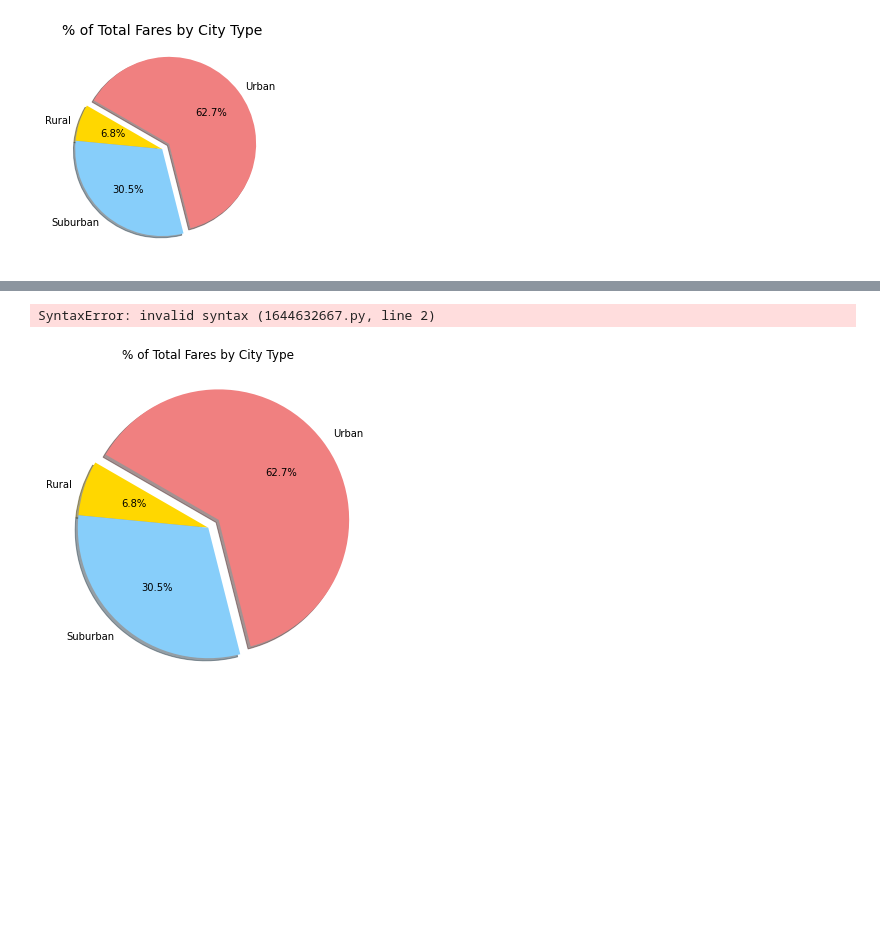
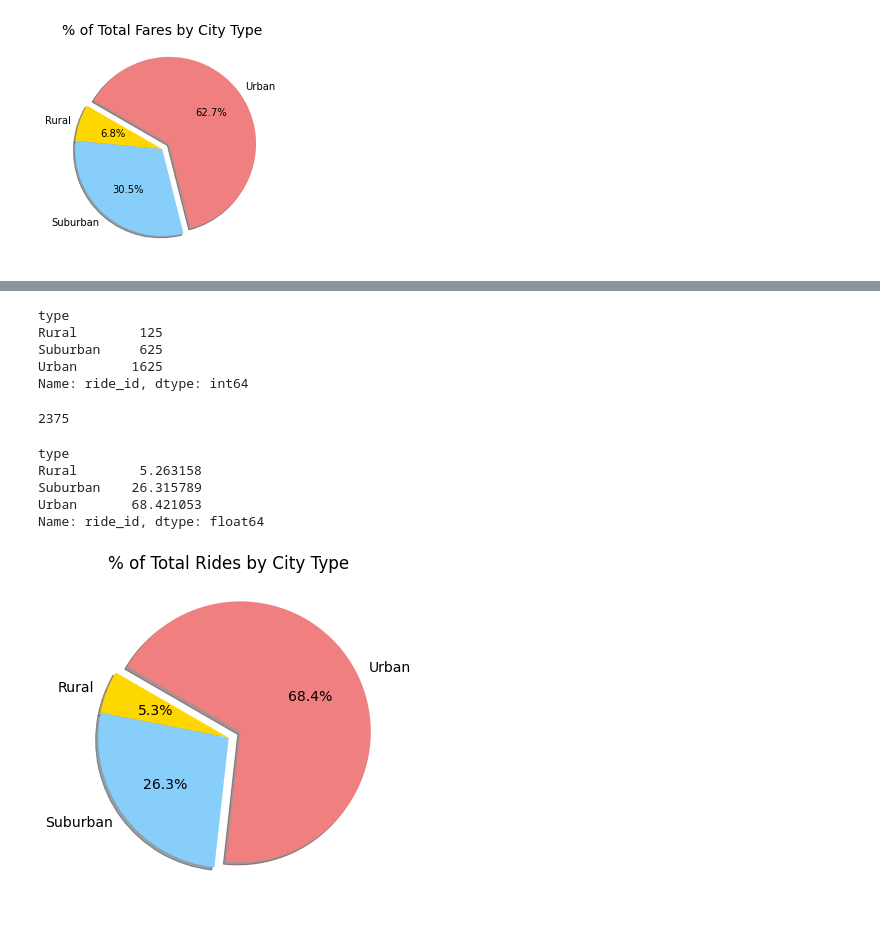
Before and after one commit to swathy84/PyBer_Analysis, a Jupyter notebook: PyBer.ipynb, the cells around one changed output, grey strips where cells are left out. Saved outputs shown, nothing was run; the diff lists cells and outputs as text; code cells hidden in the pictures; blank space fills up the shorter version.

Commit message:
Adding Pie chart for % of total rides

```diff
--- a/PyBer.ipynb
+++ b/PyBer.ipynb
@@ -1024,37 +1060,40 @@ plt.show()
+# %%
+# Get the total number of rides for each city type.
+total_rides_by_type = pyber_data_df.groupby(["type"]).count()["ride_id"]
+total_rides_by_type
+# %% [output]
+type
+Rural        125
+Suburban     625
+Urban       1625
+Name: ride_id, dtype: int64
+# %%
+#Get the total rides for all the city types.
+total_ride = pyber_data_df.count()["ride_id"]
+total_ride
+# %% [output]
+2375
+# %%
+ride_percents=(total_rides_by_type/total_ride)*100
+ride_percents
+# %% [output]
+type
+Rural        5.263158
+Suburban    26.315789
+Urban       68.421053
+Name: ride_id, dtype: float64
 # %%
-# Build the percentage of fares by city type pie chart and changing the fontsize by using rcparams.
-importplots(figsize= (10,6)) matplotlib as mpl
-plt.sub
-plt.pie(type_percents,
-        labels = ["Rural","Suburban","Urban"],
-        colors=["gold","lightskyblue","lightcoral"],
-        autopct= "%1.1f%%",
-        explode= [0,0,0.1],
-        startangle = 150,
-        shadow = True)
-plt.title("% of Total Fares by City Type", fontsize = 14)
-mpl.rcparams['font.size'] = 14
-
+# Build percentage of rides by city type pie chart.
+plt.subplots(figsize=(10, 6))
+plt.pie(ride_percents,
+    labels=["Rural", "Suburban", "Urban"],
+    colors=["gold", "lightskyblue", "lightcoral"],
+    explode=[0, 0, 0.1],
+    autopct='%1.1f%%',
+    shadow=True, startangle=150)
+plt.title("% of Total Rides by City Type")
+# Change the default font size from 10 to 14.
+mpl.rcParams['font.size'] = 14
 plt.show()
 # %% [output]
-SyntaxError: invalid syntax (1644632667.py, line 2)
+[figure, added]
-# %%
-# Import mpl to change the plot configurations using rcParams.
-import matplotlib as mpl
-# Build Pie Chart
-plt.subplots(figsize=(10, 6))
-plt.pie(type_percents,
-    labels=["Rural", "Suburban", "Urban"],
-    colors=["gold", "lightskyblue", "lightcoral"],
-    explode=[0, 0, 0.1],
-    autopct='%1.1f%%',
-    shadow=True, startangle=150)
-plt.title("% of Total Fares by City Type")
-# Change the default font size from 10 to 14.
-mpl.rcParams['font.size'] = 14
-# Save Figure
-plt.savefig("analysis/Fig5.png")
-# Show Figure
-plt.show()
-# %% [output]
-[figure, removed]
```
Also changed, not shown: parts of 4 cells of this notebook, 1 other file.
